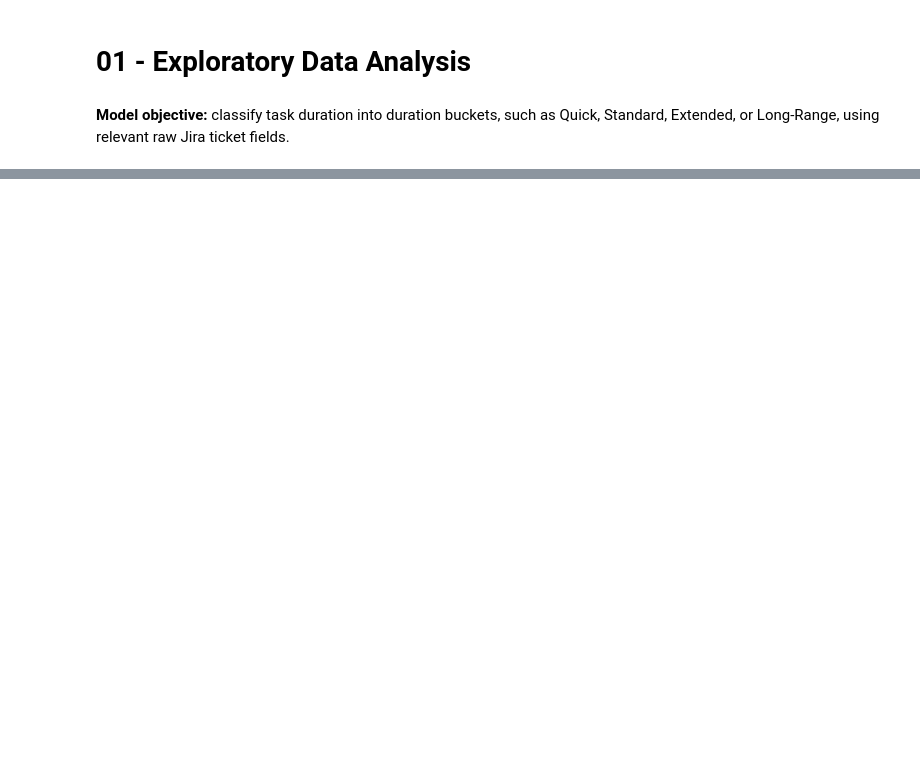
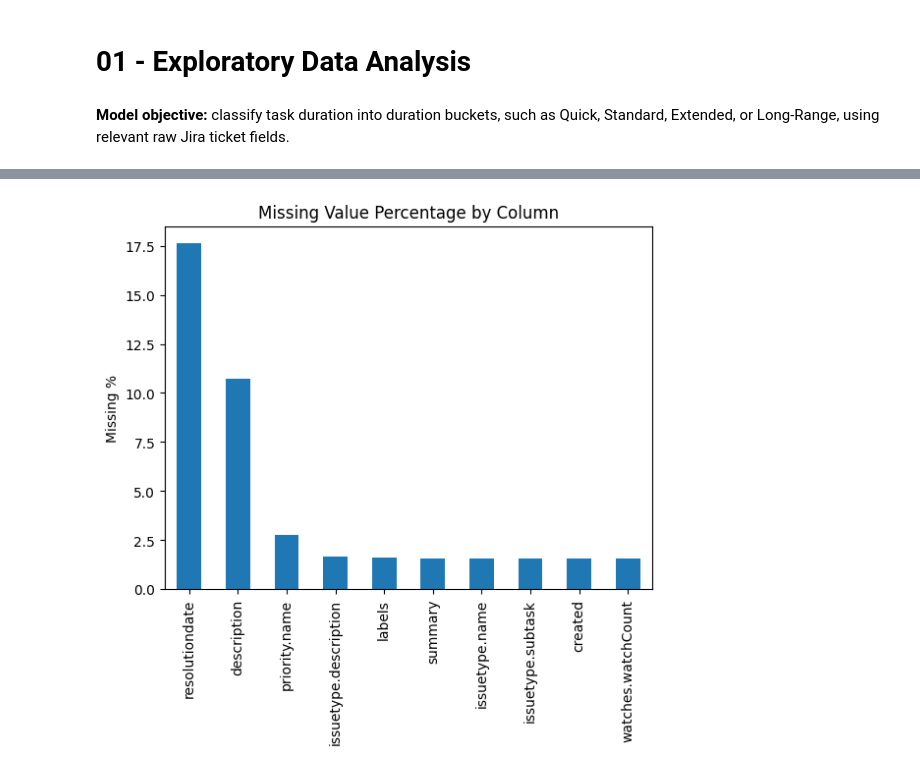
Before and after one commit to OmarElgaafary/Task-Duration-Classifier, a Jupyter notebook: notebooks/01_exploratory_data_analysis.ipynb, the cells around one changed output, grey strips where cells are left out. Drawn from its saved outputs; the diff is of its cells as text; code cells hidden in the pictures; blank space fills up the shorter version.

```diff
--- a/notebooks/01_exploratory_data_analysis.ipynb
+++ b/notebooks/01_exploratory_data_analysis.ipynb
@@ -18 +45,18 @@ ticket_df.shape
+# %%
+# temporarily only use raw features that will be included in model training
+
+raw_feature_columns = [
+    "summary",
+    "description",
+    "priority.name",
+    "labels",
+    "issuetype.description",
+    "issuetype.name",
+    "issuetype.subtask",
+    "resolutiondate",
+    "created",
+    "watches.watchCount"
+]
+
+ticket_df = ticket_df[raw_feature_columns]
 # %% [markdown]
@@ -134,0 +100,12 @@ plt.show()
+# %%
+missing_table = pd.DataFrame({
+    "missing_count": ticket_df.isna().sum(),
+    "missing_percent": ticket_df.isna().mean() * 100
+}).sort_values("missing_percent", ascending=False)
+
+missing_table["missing_percent"].plot(kind="bar")
+plt.title("Missing Value Percentage by Column")
+plt.ylabel("Missing %")
+plt.show()
+# %% [output]
+[figure, added]
```
Also changed, not shown: parts of 17 cells of this notebook.
